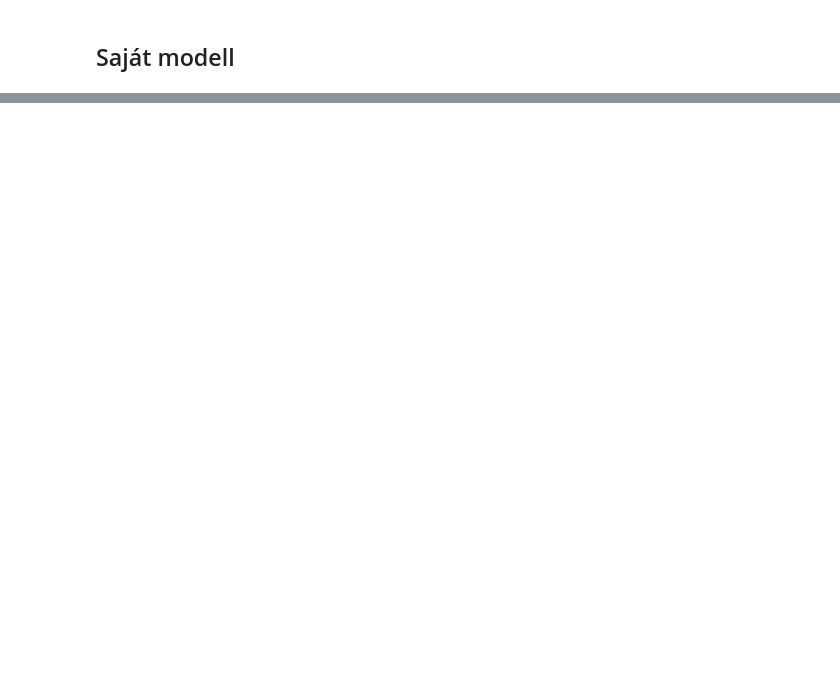
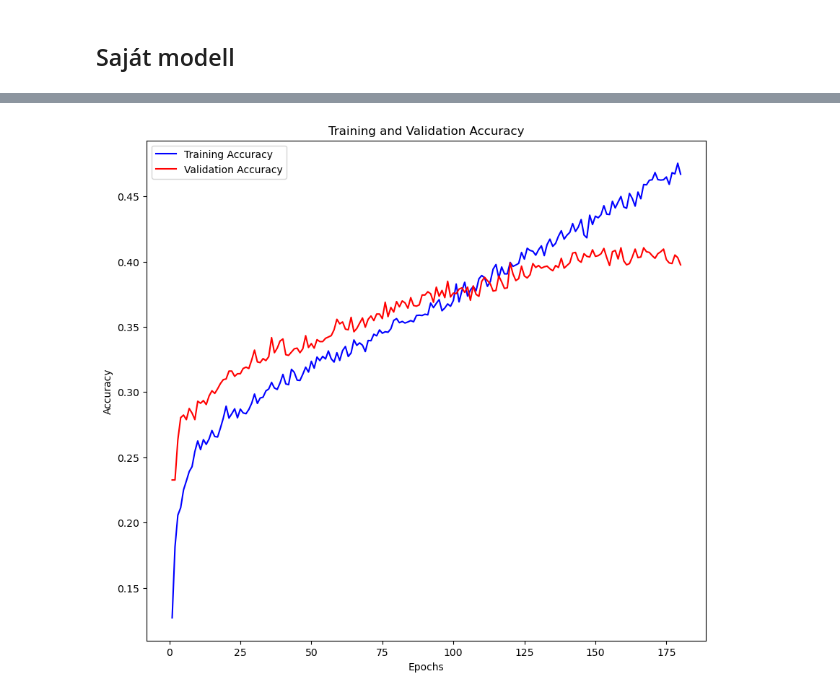
Before and after one commit to davidjoo2000/Video_Games_Sales_Classification, a Jupyter notebook: videogamessales_classificaton.ipynb, the cells around one changed output, grey strips where cells are left out. Drawn from its saved outputs; the diff is of its cells as text; code cells hidden in the pictures; blank space fills up the shorter version.

```diff
--- a/videogamessales_classificaton.ipynb
+++ b/videogamessales_classificaton.ipynb
@@ -447,0 +512,16 @@ Best Accuracy:  0.42114709814389545
+# %%
+train_accuracy = history.history['accuracy']
+val_accuracy = history.history['val_accuracy']
+
+epochs = range(1, len(train_accuracy) + 1)
+
+plt.figure(figsize=(10, 9))
+plt.plot(epochs, train_accuracy, 'b', label='Training Accuracy')
+plt.plot(epochs, val_accuracy, 'r', label='Validation Accuracy')
+plt.title('Training and Validation Accuracy')
+plt.xlabel('Epochs')
+plt.ylabel('Accuracy')
+plt.legend()
+plt.show()
+# %% [output]
+[figure, added]
```
Also changed, not shown: parts of 24 cells of this notebook, 3 other files.
